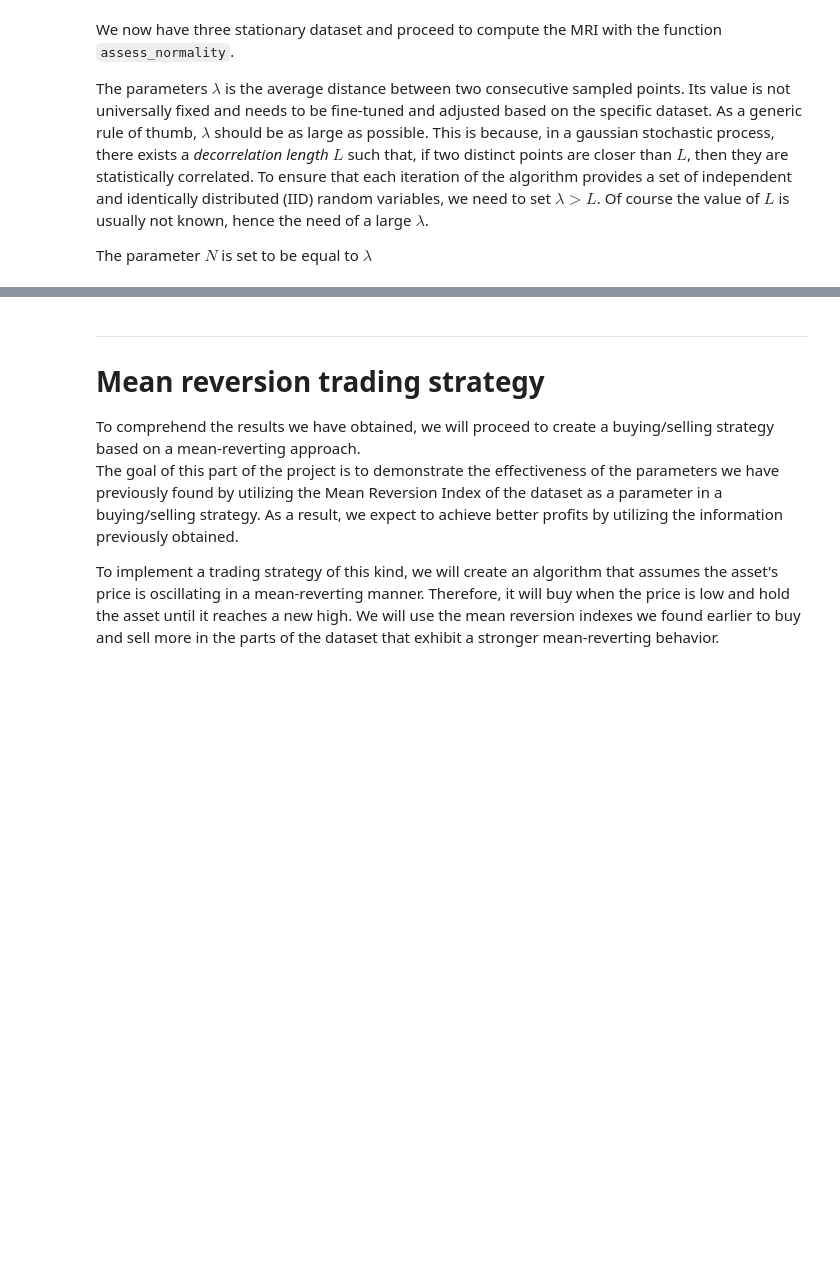
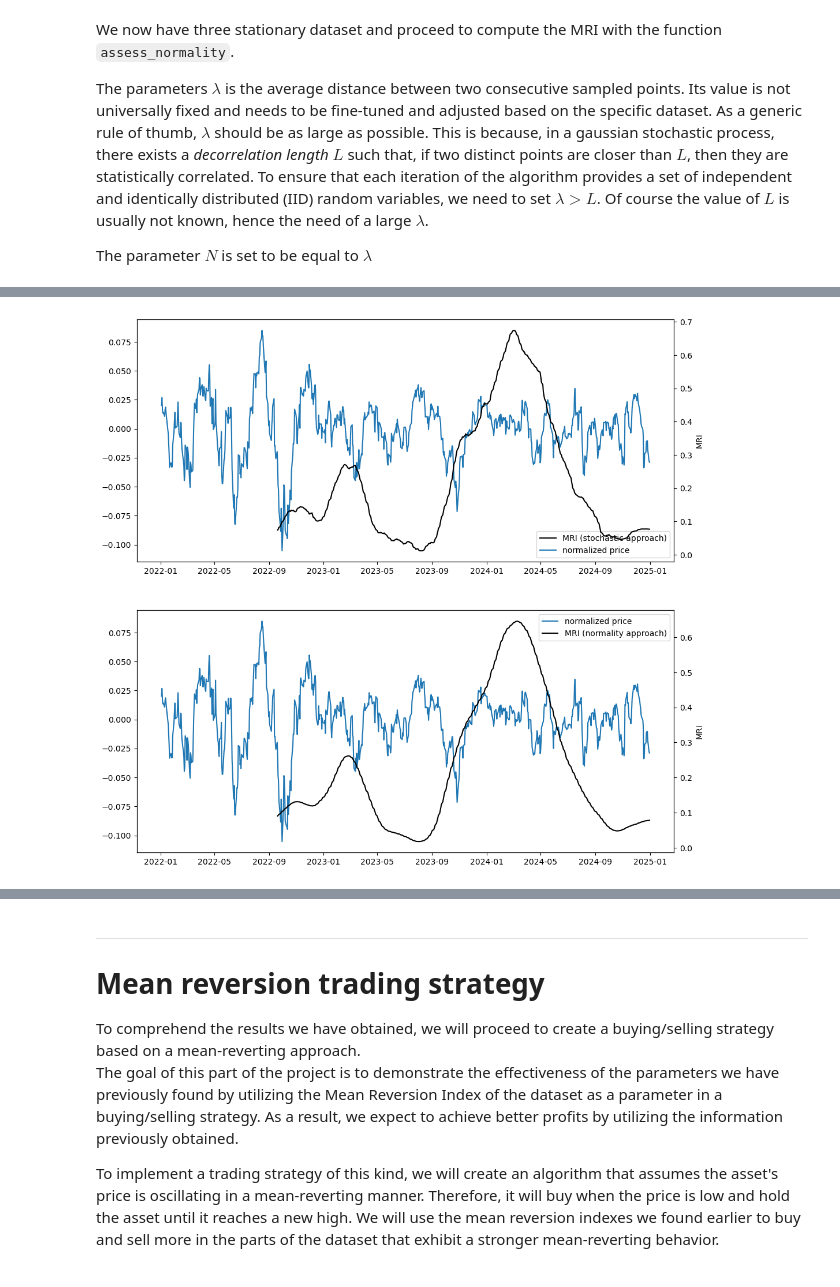
Before and after one commit to lorenzorizzi17/MeanReversionMetric, a Jupyter notebook: MeanReversion.ipynb, the cells around one changed output, grey strips where cells are left out. Drawn from its saved outputs; the diff is of its cells as text; code cells hidden in the pictures; blank space fills up the shorter version.

```diff
--- a/MeanReversion.ipynb
+++ b/MeanReversion.ipynb
@@ -375,0 +374,39 @@ TODO
+# %%
+# Downloading the data
+data = mr.download_asset("^DJI", start='2022-01-01',end='2025-01-01')
+df = data.set_index("AbsTime")[["Close"]]
+df = df.asfreq('B')
+df = df.dropna()
+
+# removing the trend
+df["rect"] = mr.rectifiy_price(df)
+
+# Applying rolling MRI to the dataset
+window = 180
+df["MRI_stochastic"] = df["rect"].rolling(window=window, center=False).apply(mr.mean_revertion_index, raw=True)
+df["MRI_normality"] = df["rect"].rolling(window = window, center=False).apply(mr.assess_normality_rolling, raw=True, args = (int(window/10),) )
+
+# Smoothing the data
+df["MRI_stochastic"] = mr.savgol(df["MRI_stochastic"], 90, 3)
+df["MRI_normality"] = mr.savgol(df["MRI_stochastic"], 90, 3)
+
+# Plotting the results
+fig, (ax1, ax2) = plt.subplots(ncols = 1, nrows = 2, figsize=(12,12))
+ax12 = ax1.twinx()
+ax1.plot(df["rect"], label = "normalized price")
+ax12.plot(df["MRI_stochastic"], label = "MRI (stochastic approach)", color='k')
+ax12.set_ylabel("MRI")
+lines11, labels11 = ax1.get_legend_handles_labels()
+lines12, labels12 = ax12.get_legend_handles_labels()
+ax1.legend(lines12 + lines11, labels12 + labels11, loc = "lower right")
+ax2.plot(df["rect"], label = "normalized price")
+ax22 = ax2.twinx()
+ax22.plot(df["MRI_normality"], label = "MRI (normality approach)", color='k')
+ax.set_ylabel("rect")
+ax22.set_ylabel("MRI")
+lines12, labels12 = ax2.get_legend_handles_labels()
+lines22, labels22 = ax22.get_legend_handles_labels()
+ax2.legend(lines12 + lines22, labels12 + labels22)
+plt.show()
+# %% [output]
+[figure, added]
```
Also changed, not shown: parts of 16 cells of this notebook, 2 other files.
